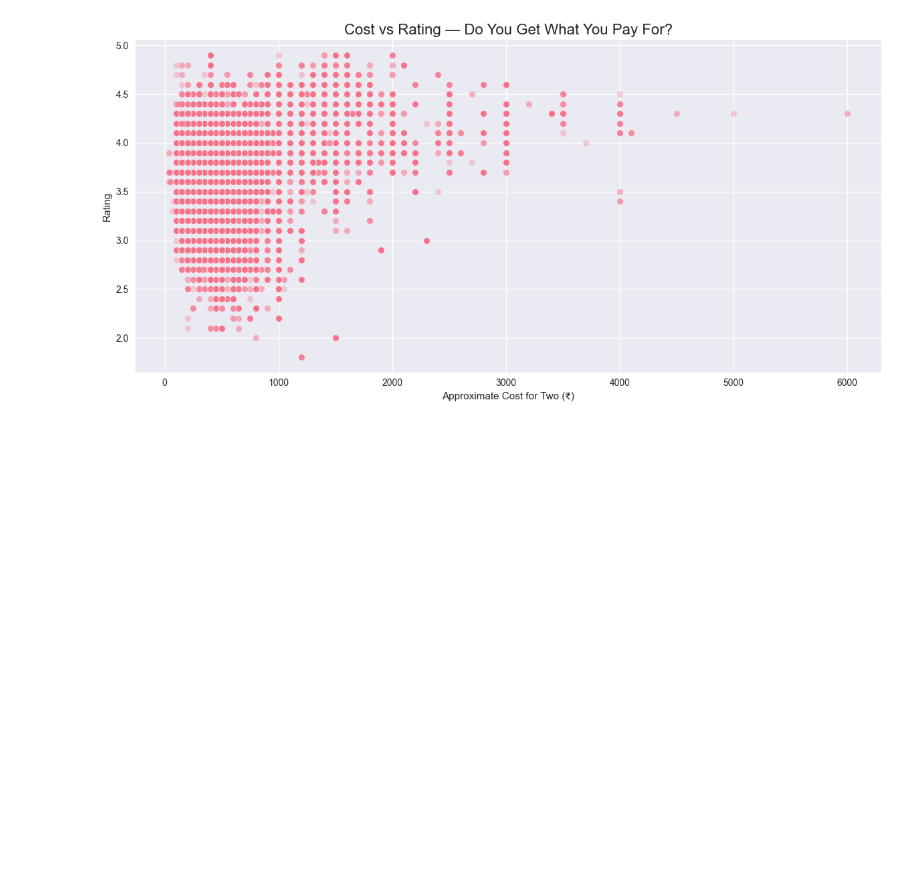
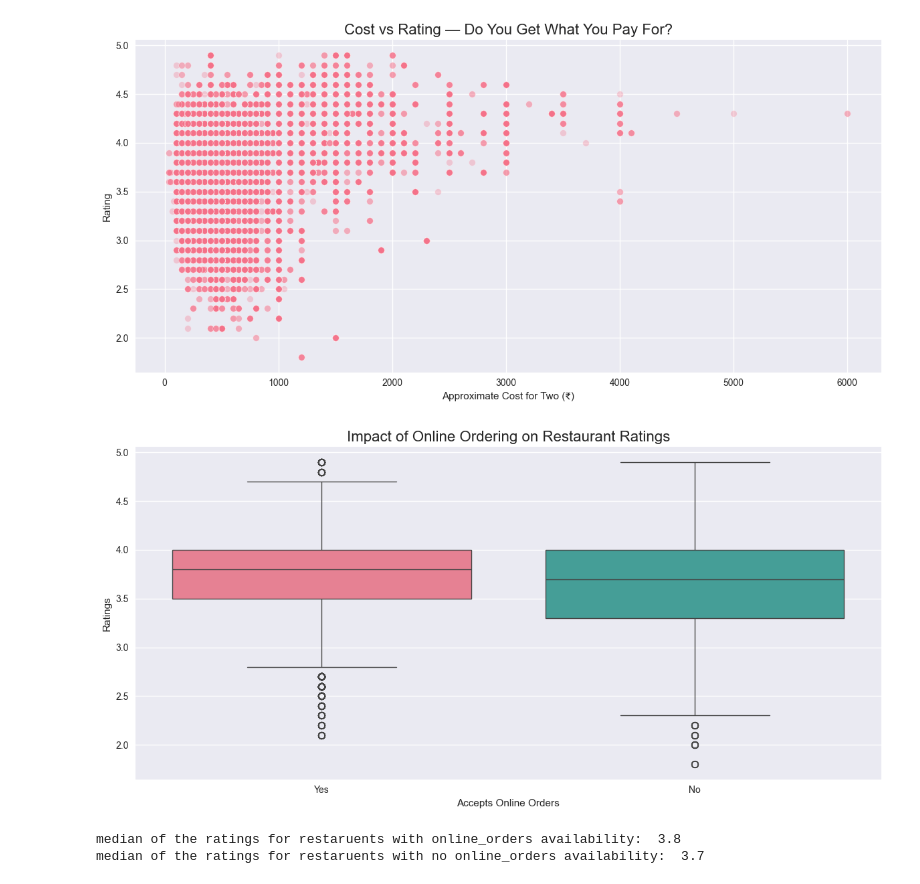
Before and after one commit to lakshmeenarasimhan/project-1-eda-dashboard, a Jupyter notebook: notebooks/EDA.ipynb, the cells around one changed output. Drawn from its saved outputs; the diff is of its cells as text; code cells hidden in the pictures; blank space fills up the shorter version.

```diff
--- a/notebooks/EDA.ipynb
+++ b/notebooks/EDA.ipynb
@@ -75,3 +75,19 @@ plt.tight_layout()
 plt.show()
 # %% [output]
 [figure]
+# %%
+#relationship between Online Order and Rating
+sns.boxplot(data=df,x ='online_order',y = 'rate',palette = 'husl')
+plt.title('Impact of Online Ordering on Restaurant Ratings', fontsize=16)
+plt.xlabel('Accepts Online Orders')
+plt.ylabel('Ratings')
+plt.tight_layout()
+plt.show()
+# %% [output]
+[figure, added]
+# %%
+print("median of the ratings for restaruents with online_orders availability: ",df[df['online_order'] == 'Yes']['rate'].median())
+print("median of the ratings for restaruents with no online_orders availability: ",df[df['online_order'] == 'No']['rate'].median())
+# %% [output]
+median of the ratings for restaruents with online_orders availability:  3.8
+median of the ratings for restaruents with no online_orders availability:  3.7
```
Also changed, not shown: parts of 8 cells of this notebook.
